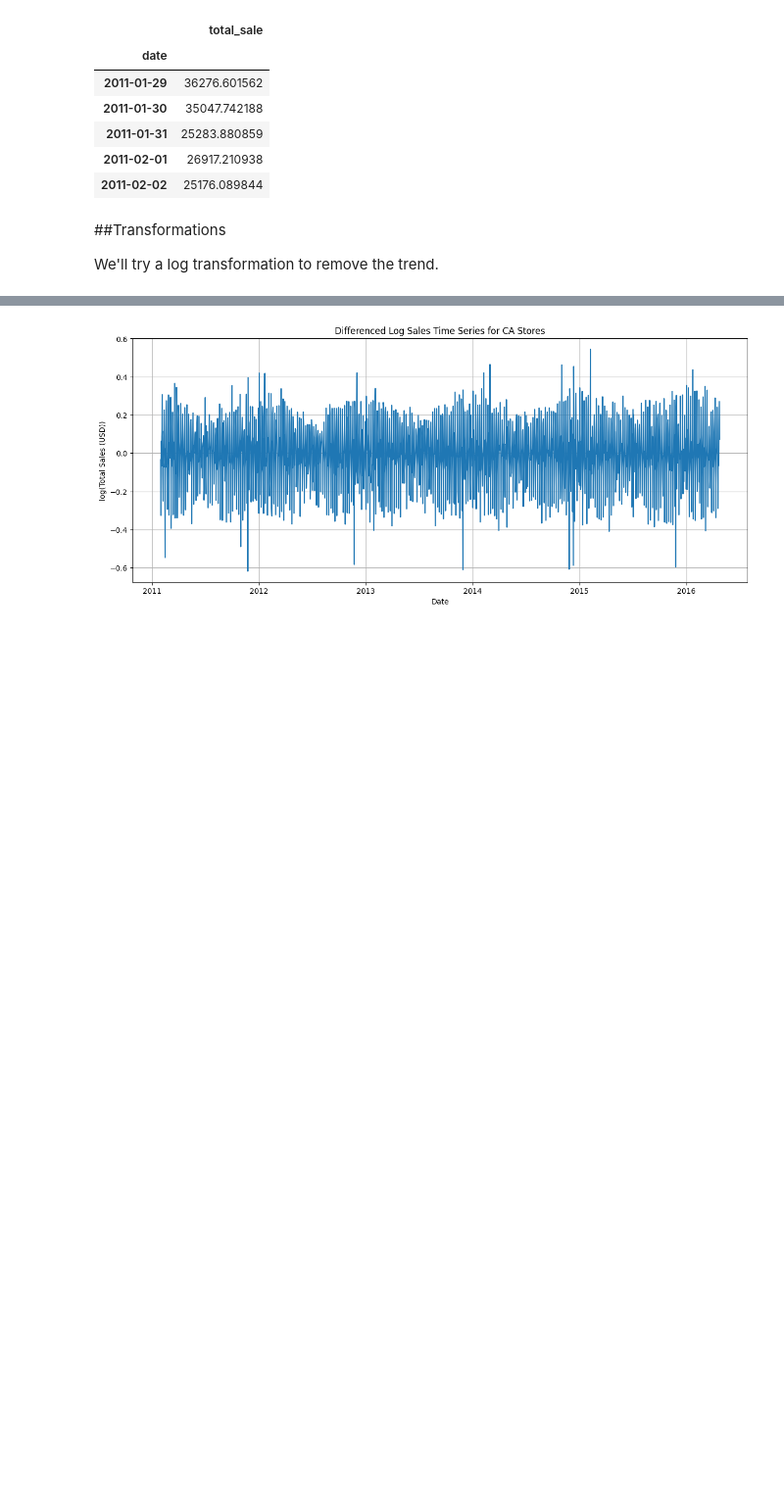
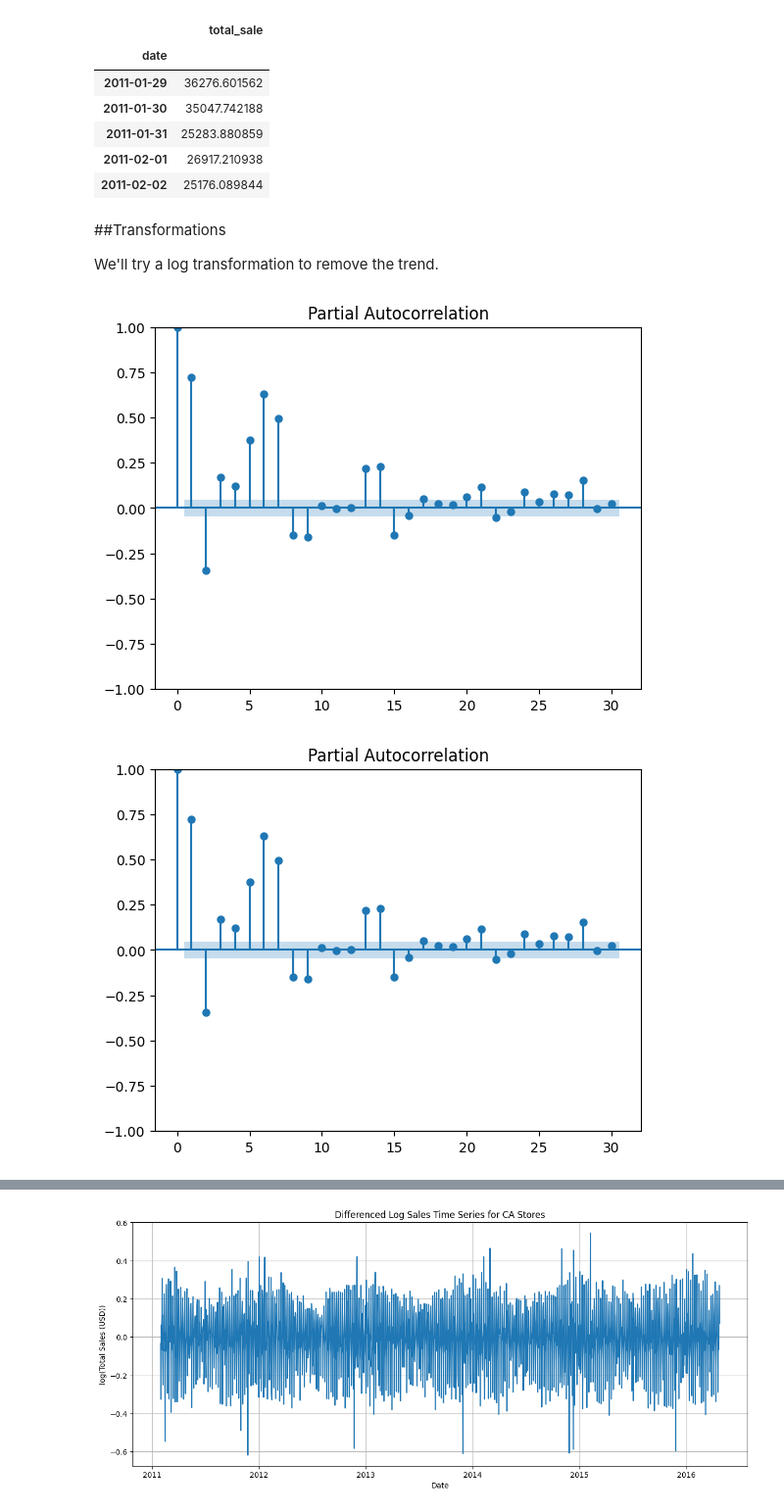
Before and after one commit to Legacy560/MTLSA25-Sales-Forecasting-Project, a Jupyter notebook: Cleaning and ARIMA/Sales_Forecasting_Data_Preprocessing.ipynb, the cells around one changed output, grey strips where cells are left out. Shown at 98% size. Saved outputs shown, nothing was run; the diff lists cells and outputs as text; code cells hidden in the pictures; blank space fills up the shorter version.

```diff
--- a/Cleaning and ARIMA/Sales_Forecasting_Data_Preprocessing.ipynb
+++ b/Cleaning and ARIMA/Sales_Forecasting_Data_Preprocessing.ipynb
@@ -652,6 +667,13 @@ salesCA.head()
 ##Transformations
 
 We'll try a log transformation to remove the trend.
+# %%
+#First plot ACF and PACF of this data
+from statsmodels.graphics.tsaplots import plot_acf, plot_pacf
+plot_pacf(salesCA['total_sale'], lags=30)
+# %% [output]
+[figure, added]
+[figure, added]
 # %%
 #Log transform our 3 datasets
 salesCA['total_sale_log'] = np.log(salesCA['total_sale'])
```
Also changed, not shown: parts of 11 cells of this notebook.
